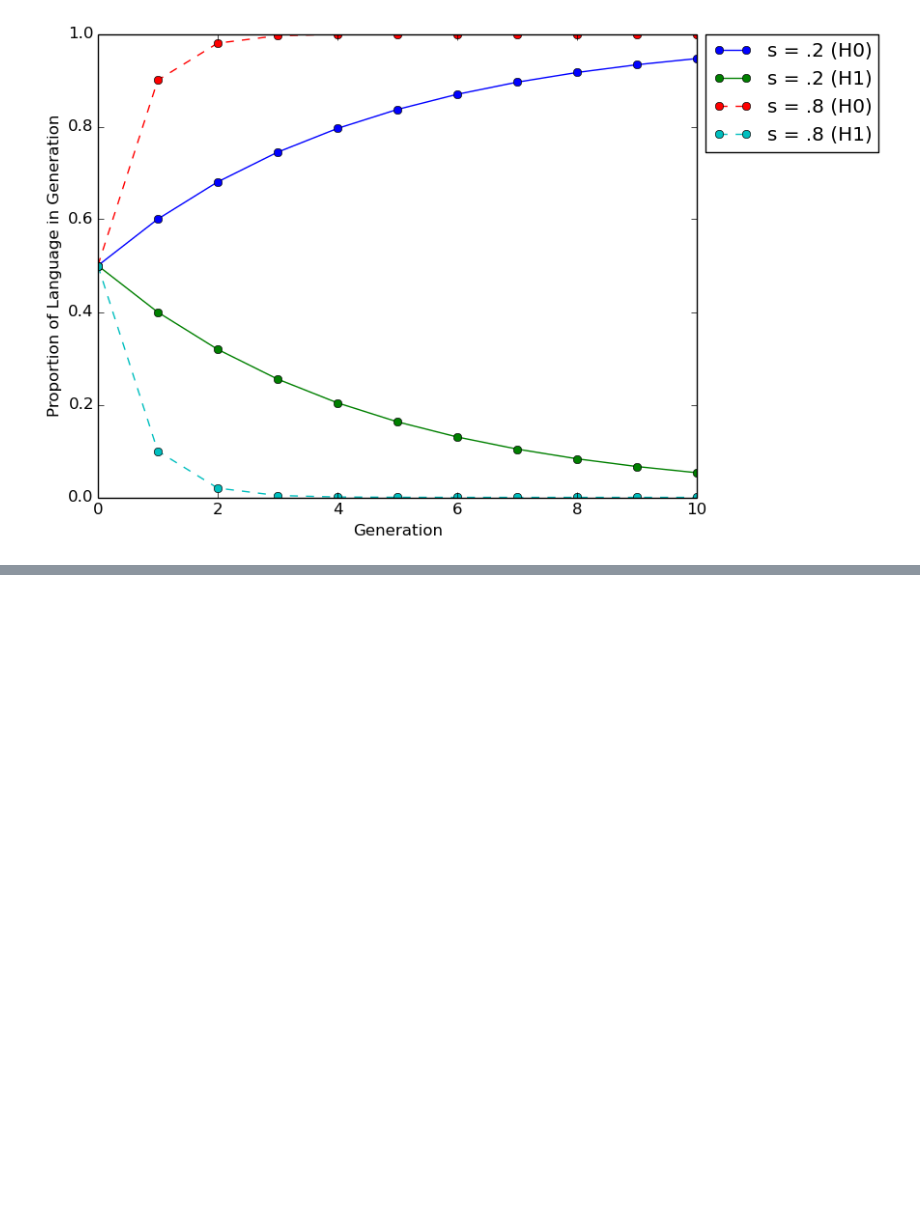
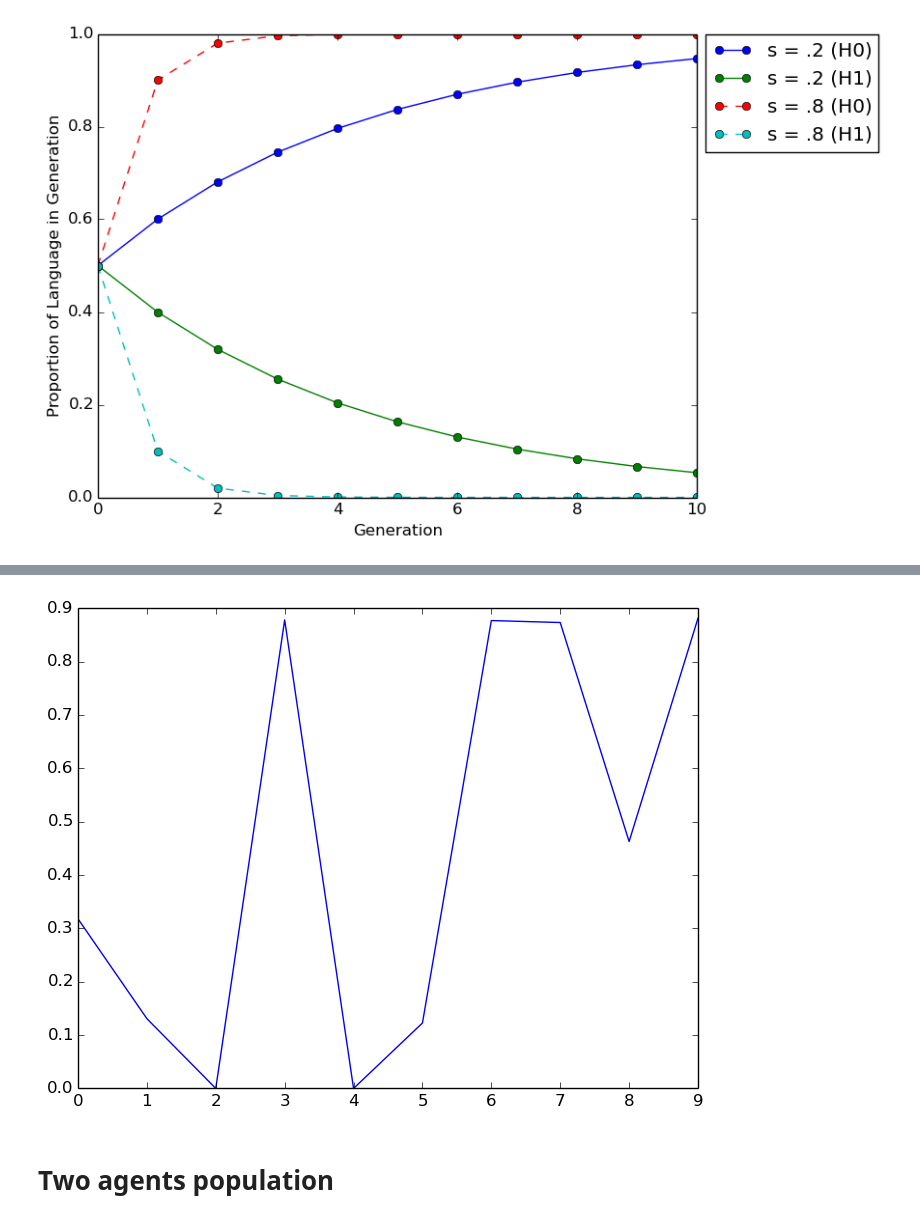
Before and after one commit to dostodabsi/bayesian_ILM, a Jupyter notebook: presentation/presentation.ipynb, the cells around one changed output, grey strips where cells are left out. Cells and saved outputs as stored; diff of their text form; code cells hidden in the pictures; blank space fills up the shorter version.

```diff
--- a/presentation/presentation.ipynb
+++ b/presentation/presentation.ipynb
@@ -130,8 +187,8 @@ function bayes_rule(prior, llh)
     return posterior / sum(posterior)
 end;
 # %%
-function simulate(;MAP=true, N_sam=1, N_gen=10000, priors=[.8 .1 .1; .1 .1 .8],
-                   H=[.6 .2 .2; .2 .6 .2; .2 .2 .6])
+function simulate(;MAP=true, N_sam=1, N_gen=10000, priors=[.8 .1 .1],
+                  H=[.6 .2 .2; .2 .6 .2; .2 .2 .6])
 
     h_row, h_col = size(H)
     p_row, p_col = size(priors)
@@ -236,0 +288,8 @@ S = simulate()
+# %%
+bottleneck = 3 # information bottleneck
+prior = [.8 .1 .1] # 1 prior => 1 agent per population; 3 Elements => 3 data points
+hypotheses = [.6 .2 .2; .2 .6 .2; .2 .2 .6]
+
+
+one_map = simulate(priors = prior, H = hypotheses, N_gen = 10000, N_sam = bottleneck)
+one_sampling = simulate(MAP=false, priors = prior, H = hypotheses, N_gen = 10000, N_sam = bottleneck);
@@ -236,0 +308,15 @@ S = simulate()
+# %%
+function simulate_bottlenecks(;MAP=true, bottlenecks=[1:10])
+
+    result = zeros(length(bottlenecks), 3)
+    prior = [1/3 1/3 1/3] # 1 prior => 1 agent per population
+    hypotheses = [.6 .2 .2; .2 .6 .2; .2 .2 .6] # 3 elements each => 3 possible data points
+
+    for (i, b) in enumerate(bottlenecks)
+        result[i, :] = simulate(priors = prior, H = hypotheses, N_sam = b)
+    end
+
+    return result
+end;
+# %%
+b_result = simulate_bottlenecks()
@@ -236,0 +335,6 @@ S = simulate()
+# %%
+plot(b_result[:, 3]);
+# %% [output]
+[figure, added]
+# %% [markdown]
+# Two agents population
```
Also changed, not shown: parts of 28 cells of this notebook, 4 other files.
